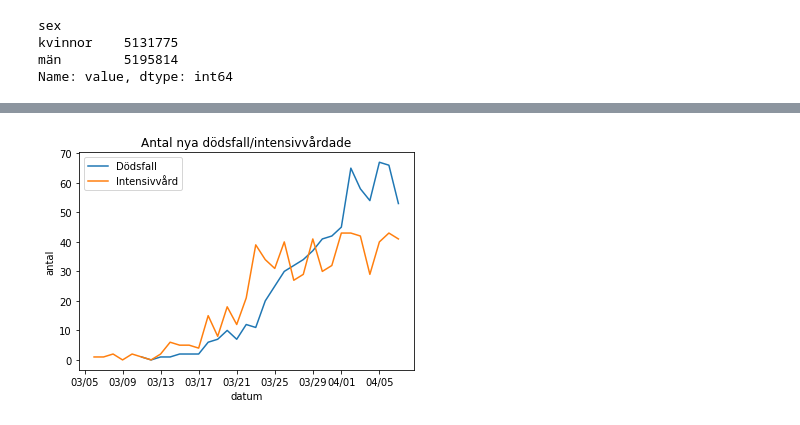
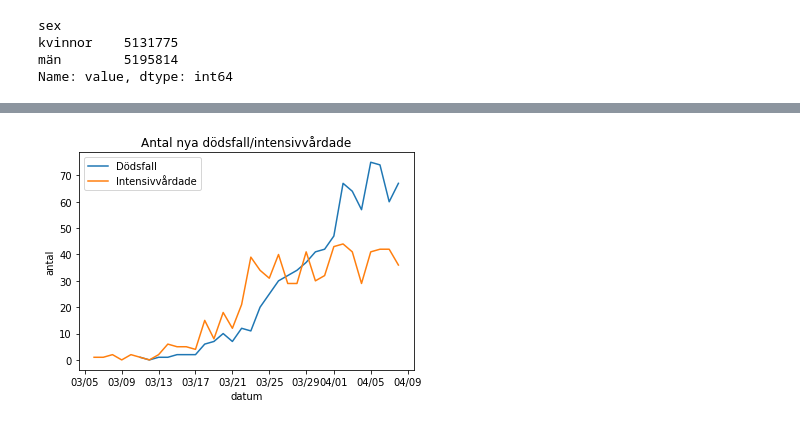
Before and after one commit to vbodell/covid-19, a Jupyter notebook: covid-playground.ipynb, the cells around one changed output, grey strips where cells are left out. Saved outputs shown, nothing was run; the diff lists cells and outputs as text; code cells hidden in the pictures.

Commit message:
Update with new graphs and latest data

```diff
--- a/covid-playground.ipynb
+++ b/covid-playground.ipynb
@@ -36,3 +37,8 @@ agegroup_rows = total_df[total_df.agegroup.notna()]
 age_cases_per_100k = 1000 * 100 * agegroup_rows.total_cases[:-1]/pop_agegroup.to_numpy()
 age_cases_per_100k
 total_df.loc[total_df.agegroup.notna(), 'cases_per_100k'] = age_cases_per_100k
+# %%
+day_complete_df = day_complete_df.assign(
+    rolling_5_cases=day_df.rolling(5, min_periods=3, center=True).mean()['total_cases'],
+    rolling_7_cases=day_df.rolling(7, min_periods=3, center=True).mean()['total_cases'],
+)
@@ -120,8 +184,8 @@ ax.set(title='Antal nya fall senaste månaden', xlabel='datum', ylabel='antal fa
 # %%
 sns.lineplot('date', 'total_deceased', data=day_complete_df)
 ax = sns.lineplot('date', 'total_icu', data=day_complete_df)
 ax.xaxis.set_major_formatter(month_day_fmt)
 ax.set(title='Antal nya dödsfall/intensivvårdade', xlabel='datum', ylabel='antal')
-_ = ax.legend(['Dödsfall', 'Intensivvård'])
+_ = ax.legend(['Dödsfall', 'Intensivvårdade'])
 # %% [output]
-[figure, old version]
+[figure, new version]
```
Also changed, not shown: parts of 19 cells of this notebook.
